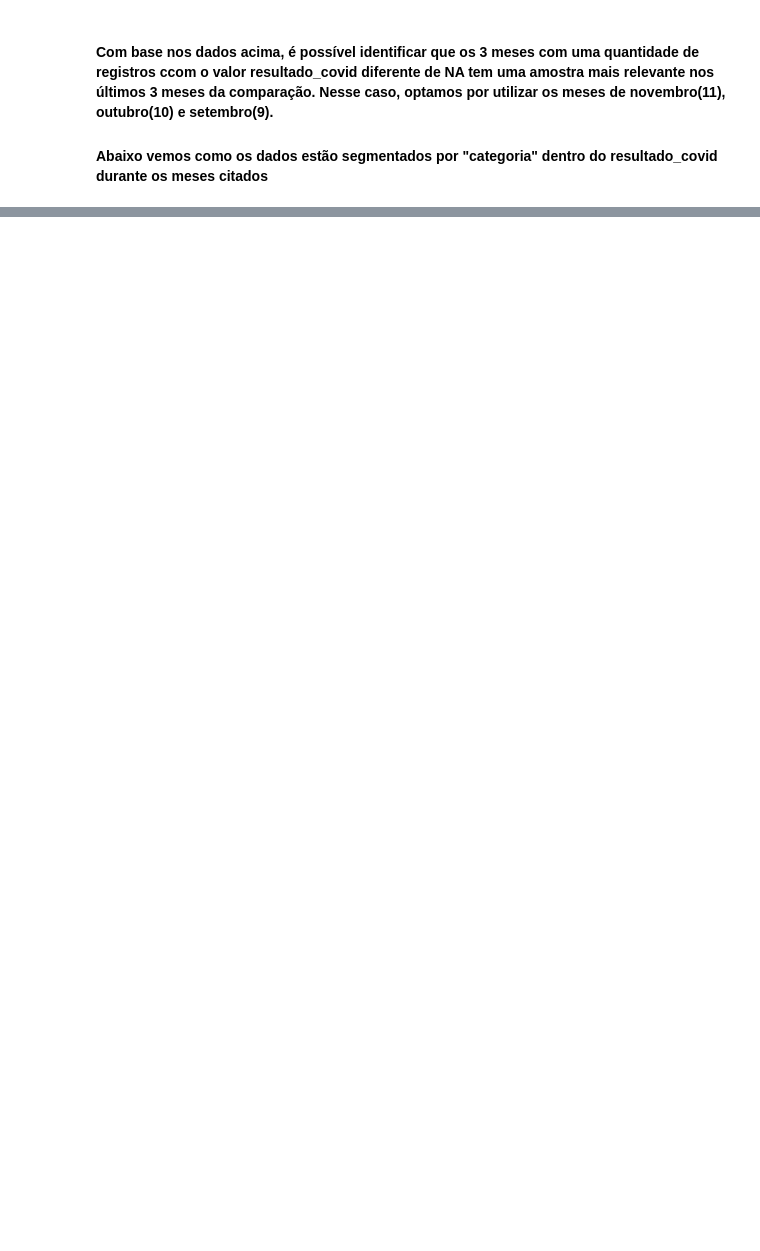
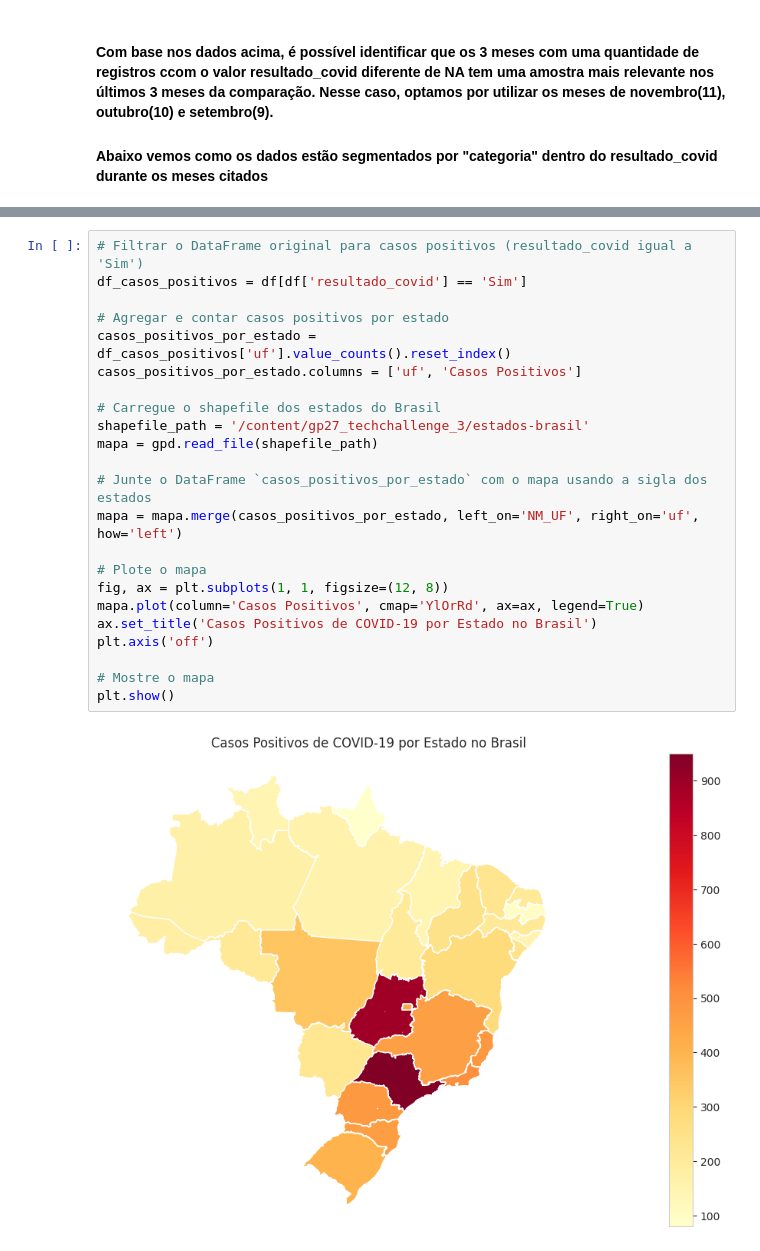
Before and after one commit to pehls/gp27_techchallenge_3, a Jupyter notebook: notebooks/004_iob_socio_demographic_analysis.ipynb, the cells around one changed output, grey strips where cells are left out. Cells and saved outputs as stored; diff of their text form; blank space fills up the shorter version.

```diff
--- a/notebooks/004_iob_socio_demographic_analysis.ipynb
+++ b/notebooks/004_iob_socio_demographic_analysis.ipynb
@@ -123 +139,26 @@ percentuais_por_mes.head()
+# %%
+# Filtrar o DataFrame original para casos positivos (resultado_covid igual a 'Sim')
+df_casos_positivos = df[df['resultado_covid'] == 'Sim']
+
+# Agregar e contar casos positivos por estado
+casos_positivos_por_estado = df_casos_positivos['uf'].value_counts().reset_index()
+casos_positivos_por_estado.columns = ['uf', 'Casos Positivos']
+
+# Carregue o shapefile dos estados do Brasil
+shapefile_path = '/content/gp27_techchallenge_3/estados-brasil'
+mapa = gpd.read_file(shapefile_path)
+
+# Junte o DataFrame `casos_positivos_por_estado` com o mapa usando a sigla dos estados
+mapa = mapa.merge(casos_positivos_por_estado, left_on='NM_UF', right_on='uf', how='left')
+
+# Plote o mapa
+fig, ax = plt.subplots(1, 1, figsize=(12, 8))
+mapa.plot(column='Casos Positivos', cmap='YlOrRd', ax=ax, legend=True)
+ax.set_title('Casos Positivos de COVID-19 por Estado no Brasil')
+plt.axis('off')
+
+# Mostre o mapa
+plt.show()
+# %% [output]
+[figure, added]
 # %% [markdown]
```
Also changed, not shown: parts of 17 cells of this notebook.
